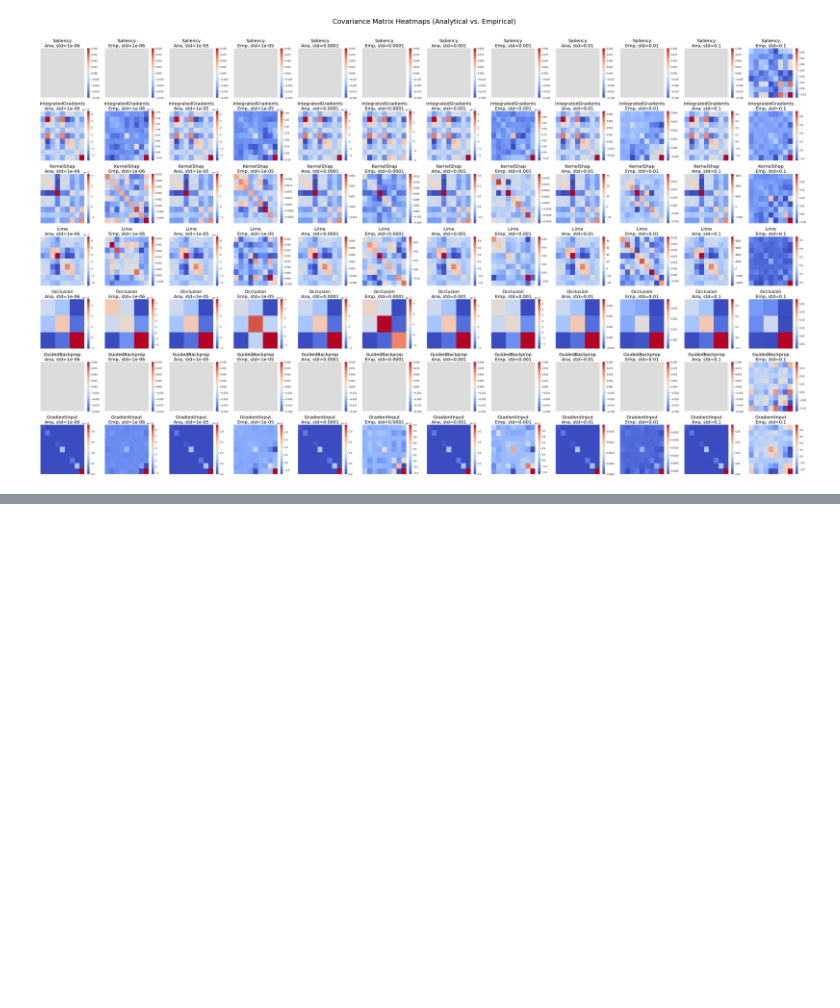
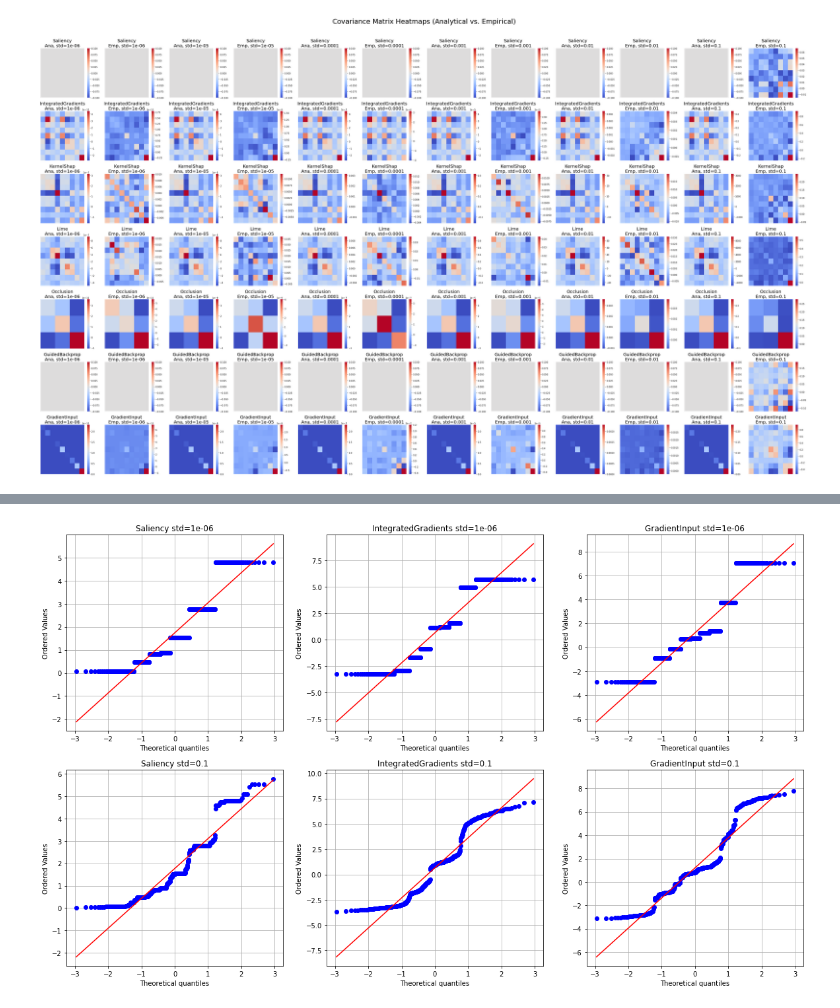
Before and after one commit to TeodorChiaburu/UXAI, a Jupyter notebook: Input_Perturbation_Tabular.ipynb, the cells around one changed output, grey strips where cells are left out. Drawn from its saved outputs; the diff is of its cells as text; code cells hidden in the pictures; blank space fills up the shorter version.

```diff
--- a/Input_Perturbation_Tabular.ipynb
+++ b/Input_Perturbation_Tabular.ipynb
@@ -458,0 +481,14 @@ plot_heatmaps(cov_mats, stds)
+# %%
+import scipy.stats as stats
+
+# Generate Q-Q plot
+plt.figure(figsize=(20, 12))
+for i, exp_name in enumerate(empirical_exps):
+    for j, std in enumerate(stds):
+        plt.subplot(2,3,3*j+i+1)
+        stats.probplot(empirical_exps[exp_name][std], dist="norm", plot=plt)
+        plt.title(exp_name + ' std=' + str(std))
+        plt.grid()
+plt.show()
+# %% [output]
+[figure, added]
```
Also changed, not shown: parts of 4 cells of this notebook, 3 other files.
